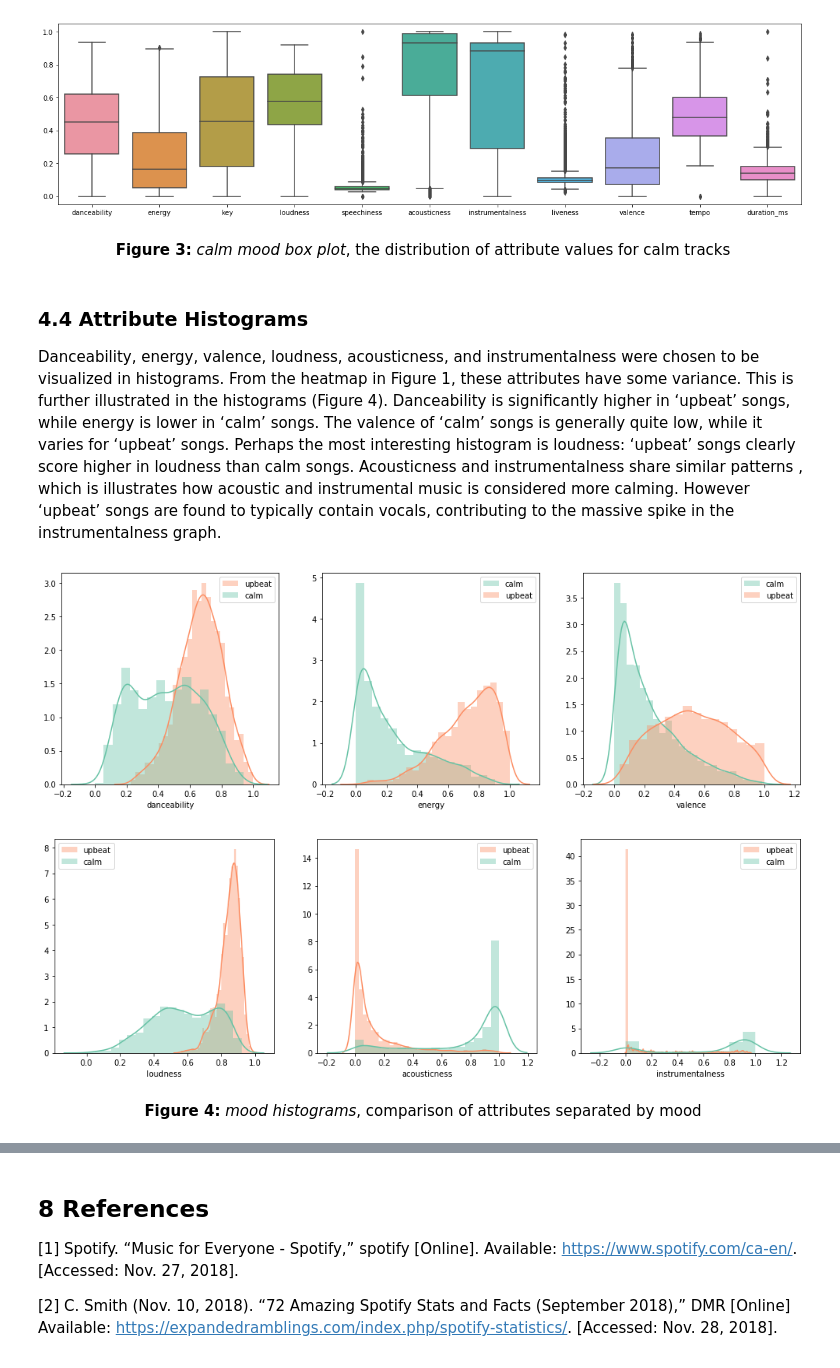
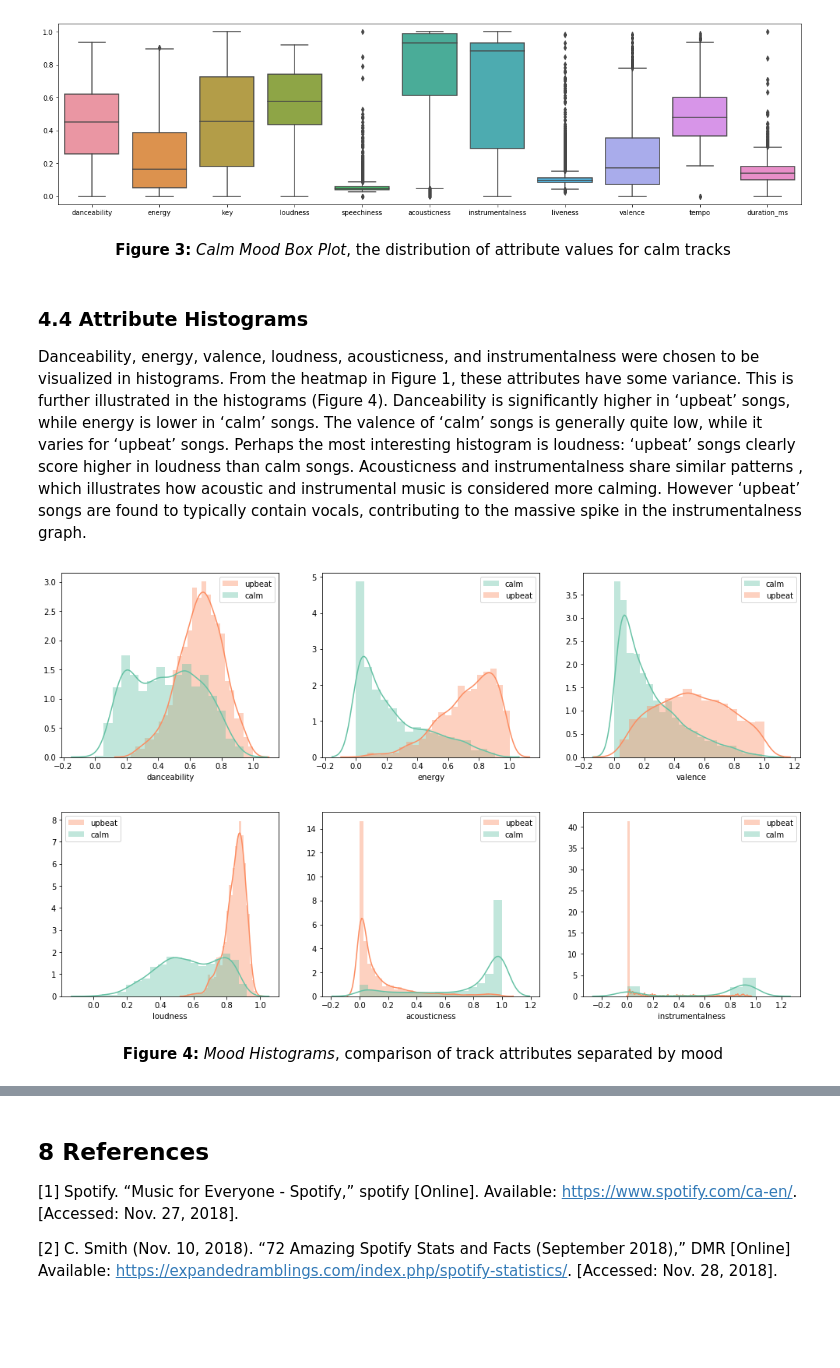
Before and after one commit to lilybryant/spotify-data-project, a Jupyter notebook: mood-proj.ipynb, the cells around one changed output, grey strips where cells are left out. Cells and saved outputs as stored; diff of their text form; code cells hidden in the pictures; blank space fills up the shorter version.

```diff
--- a/mood-proj.ipynb
+++ b/mood-proj.ipynb
@@ -254,54 +254,51 @@ plt.show()
 # %% [output]
 [figure]
 # %% [markdown]
-<center><b>Figure 3:</b> <i>calm mood box plot</i>, the distribution of attribute values for calm tracks
+<center><b>Figure 3:</b> <i>Calm Mood Box Plot</i>, the distribution of attribute values for calm tracks
 # %% [markdown]
 ### 4.4 Attribute Histograms
 
-Danceability, energy, valence, loudness, acousticness, and instrumentalness were chosen to be visualized in histograms. From the heatmap in Figure 1, these attributes have some variance. This is further illustrated in the histograms (Figure 4). Danceability is significantly higher in ‘upbeat’ songs, while energy is lower in ‘calm’ songs. The valence of ‘calm’ songs is generally quite low, while it varies for ‘upbeat’ songs. Perhaps the most interesting histogram is loudness: ‘upbeat’ songs clearly score higher in loudness than calm songs. Acousticness and instrumentalness share similar patterns , which is illustrates how acoustic and instrumental music is considered more calming. However ‘upbeat’ songs are found to typically contain vocals, contributing to the massive spike in the instrumentalness graph.
+Danceability, energy, valence, loudness, acousticness, and instrumentalness were chosen to be visualized in histograms. From the heatmap in Figure 1, these attributes have some variance. This is further illustrated in the histograms (Figure 4). Danceability is significantly higher in ‘upbeat’ songs, while energy is lower in ‘calm’ songs. The valence of ‘calm’ songs is generally quite low, while it varies for ‘upbeat’ songs. Perhaps the most interesting histogram is loudness: ‘upbeat’ songs clearly score higher in loudness than calm songs. Acousticness and instrumentalness share similar patterns , which illustrates how acoustic and instrumental music is considered more calming. However ‘upbeat’ songs are found to typically contain vocals, contributing to the massive spike in the instrumentalness graph.
 # %%
 colours = {"calm": sns.color_palette("Set2")[0], "upbeat": sns.color_palette("Set2")[1]}
+fig, ax = plt.subplots(2, 3, figsize=(17, 10))
+plt.subplots_adjust(hspace=0.3)
 
-fig, ax = plt.subplots()
-fig.set_size_inches(17, 5)
-plt.subplot(1,3,1)
+plt.subplot(2,3,1)
 sns.distplot(upbeat_df.danceability, label="upbeat", color=colours["upbeat"])
 sns.distplot(calm_df.danceability, label="calm", color=colours["calm"])
 plt.legend()
 
-plt.subplot(1,3,2)
+plt.subplot(2,3,2)
 sns.distplot(calm_df.energy, label="calm", color=colours["calm"])
 sns.distplot(upbeat_df.energy, label="upbeat", color=colours["upbeat"])
 plt.legend()
 
-plt.subplot(1,3,3)
+plt.subplot(2,3,3)
 sns.distplot(calm_df.valence, label="calm", color=colours["calm"])
 sns.distplot(upbeat_df.valence, label="upbeat", color=colours["upbeat"])
 plt.legend()
-plt.show()
 
-fig, ax = plt.subplots()
-fig.set_size_inches(17, 5)
-plt.subplot(1,3,1)
+plt.subplot(2,3,4)
 sns.distplot(upbeat_df.loudness, label="upbeat", color=colours["upbeat"])
 sns.distplot(calm_df.loudness, label="calm", color=colours["calm"])
 plt.legend()
 
-plt.subplot(1,3,2)
+plt.subplot(2,3,5)
 sns.distplot(upbeat_df.acousticness, label="upbeat", color=colours["upbeat"])
 sns.distplot(calm_df.acousticness, label="calm", color=colours["calm"])
 plt.legend()
 
-plt.subplot(1,3,3)
+plt.subplot(2,3,6)
 sns.distplot(upbeat_df.instrumentalness, label="upbeat", color=colours["upbeat"])
 sns.distplot(calm_df.instrumentalness, label="calm", color=colours["calm"])
 plt.legend()
+
 plt.show()
 # %% [output]
-[figure, old version]
+[figure, new version]
-[figure, removed]
 # %% [markdown]
-<center><b>Figure 4:</b> <i>mood histograms</i>, comparison of attributes separated by mood
+<center><b>Figure 4:</b> <i>Mood Histograms</i>, comparison of track attributes separated by mood
 # %% [markdown]
 ## 5 Data Mining
 
```
Also changed, not shown: parts of 18 cells of this notebook.
